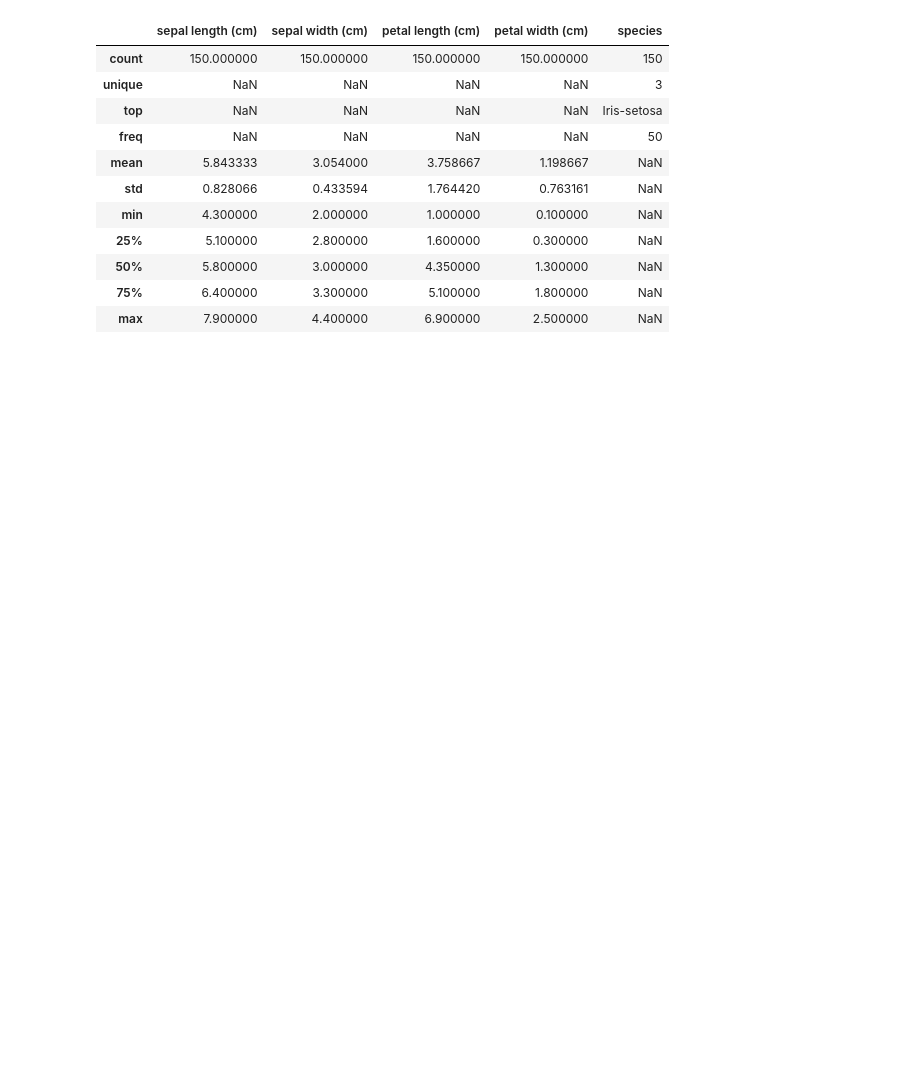
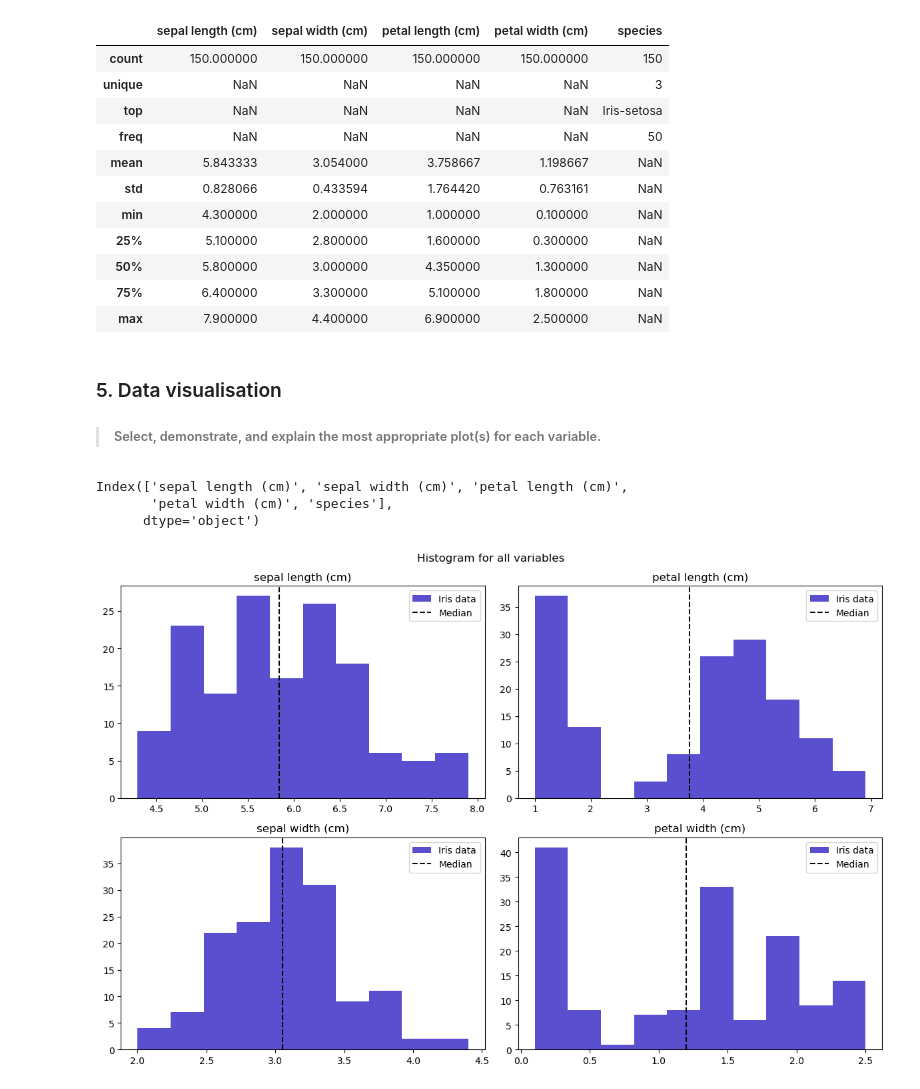
Before and after one commit to noyo0/Fundamentals_DataAnalysis, a Jupyter notebook: project.ipynb, the cells around one changed output. Cells and saved outputs as stored; diff of their text form; code cells hidden in the pictures; blank space fills up the shorter version.

```diff
--- a/project.ipynb
+++ b/project.ipynb
@@ -177,3 +187,40 @@ df.describe(include='all')
 | 50% | 5.800000 | 3.000000 | 4.350000 | 1.300000 | NaN |
 | 75% | 6.400000 | 3.300000 | 5.100000 | 1.800000 | NaN |
 | max | 7.900000 | 4.400000 | 6.900000 | 2.500000 | NaN |
+# %% [markdown]
+### 5. Data visualisation
+
+> ###### Select, demonstrate, and explain the most appropriate plot(s) for each variable.
+# %%
+df.columns
+# %% [output]
+Index(['sepal length (cm)', 'sepal width (cm)', 'petal length (cm)',
+       'petal width (cm)', 'species'],
+      dtype='object')
+# %%
+c=['sepal length (cm)', 'sepal width (cm)', 'petal length (cm)',
+       'petal width (cm)']
+
+#set up plot for 4 charts
+fig, axs = plt.subplots(2,2, figsize=(12,8))
+fig.suptitle('Histogram for all variables ',fontsize=12)
+rows=[0,1,0,1]
+cols=[0,0,1,1]
+#loop through numeric data and draw histogram
+for i in range(4):
+    mean = df[c[i]].mean()
+    std = df[c[i]].std()
+    #print(mean,std,i)
+    #row and colm numbers will be either 0 or 1 as the 4 loops complete
+    axs[rows[i],cols[i]].hist(df[c[i]],bins=10,label="Iris data",color='#5a4fcf')
+    axs[rows[i],cols[i]].set_title(c[i])
+    axs[rows[i],cols[i]].axvline(mean, color="black", ls="--", label="Median")
+    axs[rows[i],cols[i]].legend()
+
+plt.tight_layout() #keep the text from overlapping
+plt.show()
+# ref creating multiple subplots: https://matplotlib.org/stable/gallery/subplots_axes_and_figures/subplots_demo.html
+# ref matplotlib histograms: https://matplotlib.org/stable/api/_as_gen/matplotlib.pyplot.hist.html
+# ref draw median: https://python-graph-gallery.com/basic-histogram-in-matplotlib/
+# %% [output]
+[figure, added]
```
Also changed, not shown: parts of 6 cells of this notebook.
